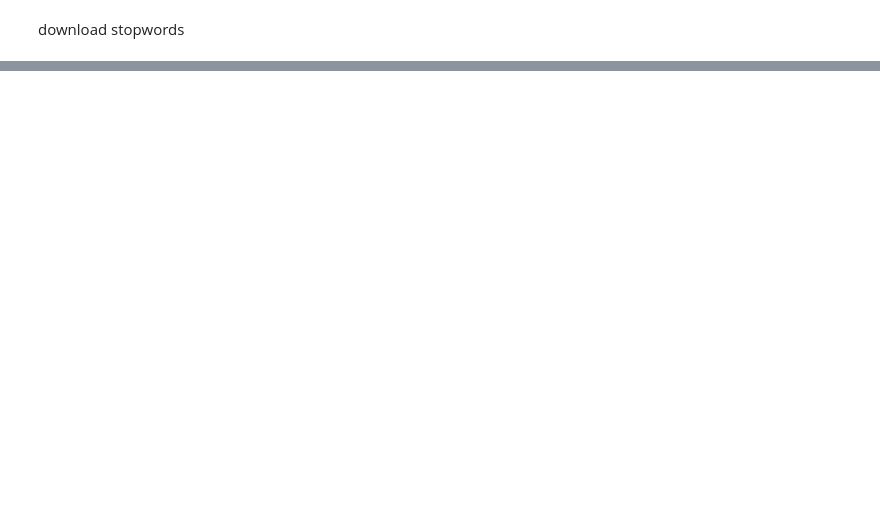
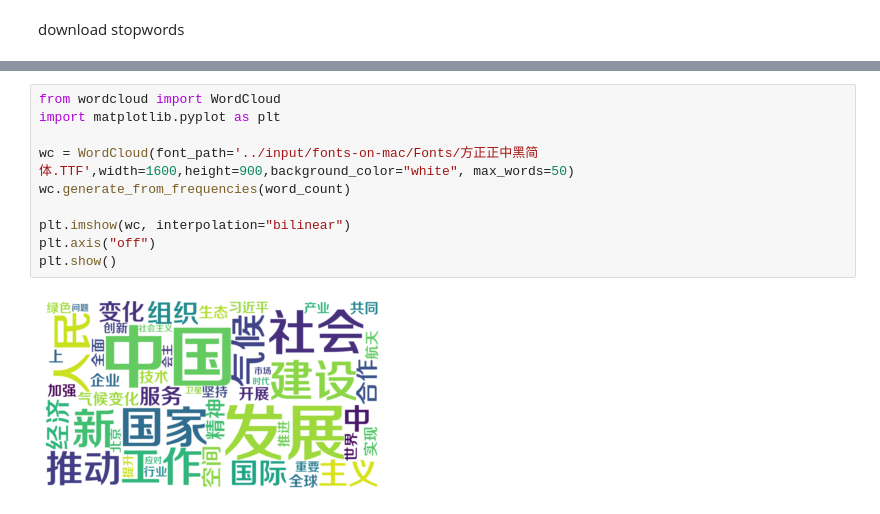
Before and after one commit to Concyclics/NewsPaperSpider, a Jupyter notebook: people-s-daily-keyword-cloud.ipynb, the cells around one changed output, grey strips where cells are left out. Cells and saved outputs as stored; diff of their text form; blank space fills up the shorter version.

Commit message:
Kaggle Notebook | People's Daily Keyword Cloud | Version 3

```diff
--- a/people-s-daily-keyword-cloud.ipynb
+++ b/people-s-daily-keyword-cloud.ipynb
@@ -317,0 +324,12 @@ word_ds.head(10)
+# %%
+from wordcloud import WordCloud
+import matplotlib.pyplot as plt
+
+wc = WordCloud(font_path='../input/fonts-on-mac/Fonts/方正正中黑简体.TTF',width=1600,height=900,background_color="white", max_words=50)
+wc.generate_from_frequencies(word_count)
+
+plt.imshow(wc, interpolation="bilinear")
+plt.axis("off")
+plt.show()
+# %% [output]
+[figure, added]
```
Also changed, not shown: parts of 16 cells of this notebook.
